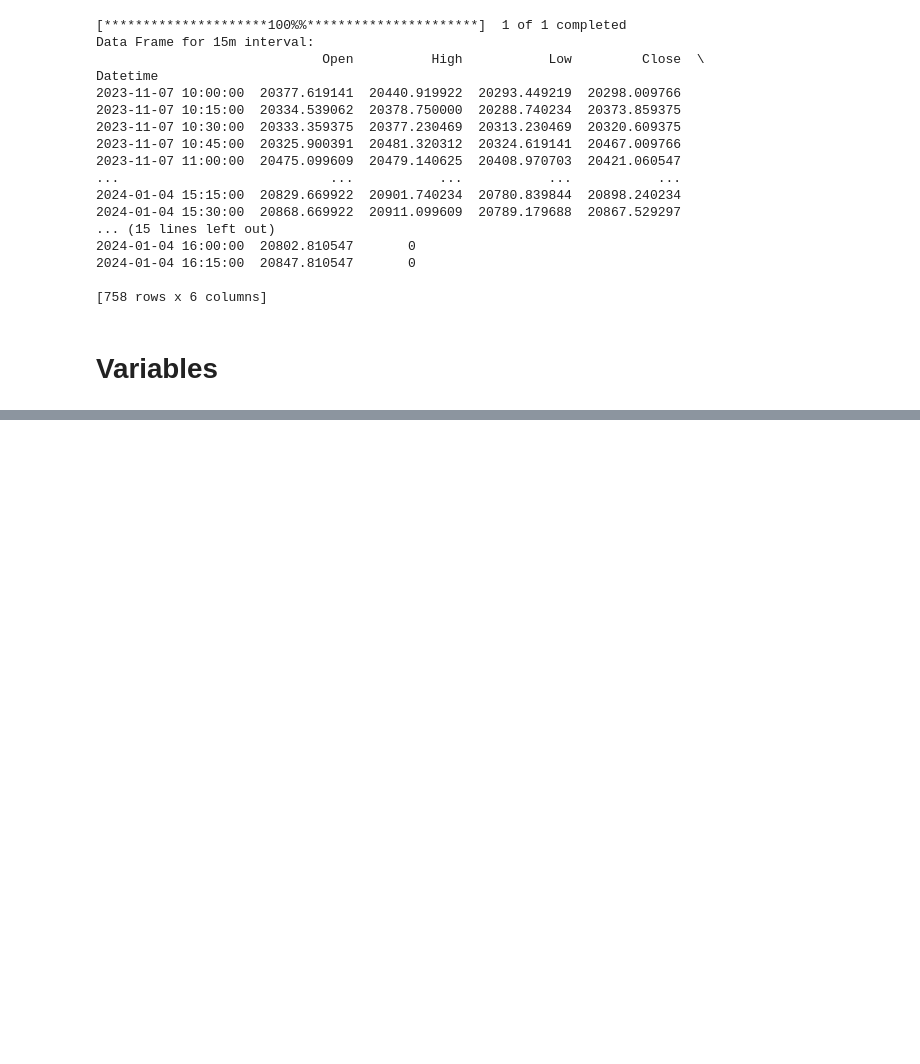
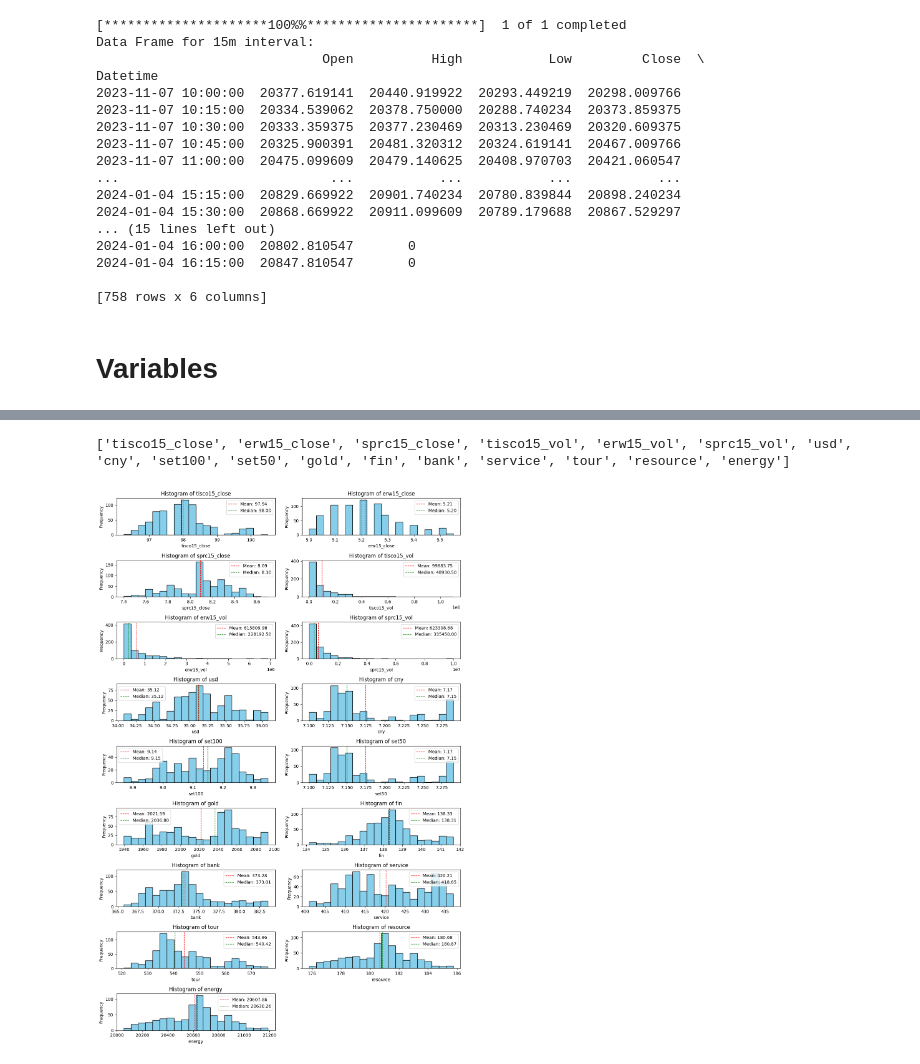
Before and after one commit to y-lims/DADS6003_Buy-Sell_Stock_Forecasting, a Jupyter notebook: medium_source.ipynb, the cells around one changed output, grey strips where cells are left out. Cells and saved outputs as stored; diff of their text form; code cells hidden in the pictures; blank space fills up the shorter version.

```diff
--- a/medium_source.ipynb
+++ b/medium_source.ipynb
@@ -829,0 +859,19 @@ Name: Close, Length: 720, dtype: float64
+# %%
+import pandas as pd
+
+# Assuming all your data frames have the same index (timestamps)
+keys = ['tisco15_close', 'erw15_close', 'sprc15_close',
+        'tisco15_vol', 'erw15_vol', 'sprc15_vol',
+        'usd', 'cny', 'set100', 'set50',
+        'gold', 'fin', 'bank', 'service', 'tour',
+        'resource', 'energy']
+
+# Assuming tisco15_close has Datetime index
+reference_index = tisco15_close.index
+
+# Concatenate and reindex based on the reference index
+merged_data = pd.concat([tisco15_close, erw15_close, sprc15_close,
+                        tisco15_vol, erw15_vol, sprc15_vol,
+                        usd, cny, set100, set50,
+                        gold, fin, bank, service, tour,
+                        resource, energy], axis=1, keys=keys).reindex(reference_index)
@@ -829,0 +903,36 @@ Name: Close, Length: 720, dtype: float64
+# %%
+column_names_list = list(merged_data.columns)
+print(column_names_list)
+# %% [output]
+['tisco15_close', 'erw15_close', 'sprc15_close', 'tisco15_vol', 'erw15_vol', 'sprc15_vol', 'usd', 'cny', 'set100', 'set50', 'gold', 'fin', 'bank', 'service', 'tour', 'resource', 'energy']
+# %%
+import matplotlib.pyplot as plt
+
+columns = ['tisco15_close', 'erw15_close', 'sprc15_close', 'tisco15_vol', 'erw15_vol', 'sprc15_vol', 'usd', 'cny', 'set100', 'set50', 'gold', 'fin', 'bank', 'service', 'tour', 'resource', 'energy']
+
+fig, axs = plt.subplots(9, 2, figsize=(12, 18))
+
+# Flatten the 2D array of axes to simplify indexing
+axs = axs.flatten()
+
+for i, column in enumerate(columns):
+    axs[i].hist(merged_data[column], bins=20, color='skyblue', edgecolor='black')
+    axs[i].set_xlabel(column)
+    axs[i].set_ylabel('Frequency')
+    axs[i].set_title(f'Histogram of {column}')
+
+    mean_val = merged_data[column].mean()
+    median_val = merged_data[column].median()
+
+    axs[i].axvline(mean_val, color='red', linestyle='dashed', linewidth=1, label=f'Mean: {mean_val:.2f}')
+    axs[i].axvline(median_val, color='green', linestyle='dashed', linewidth=1, label=f'Median: {median_val:.2f}')
+    axs[i].legend()
+
+# Hide any unused subplots
+for i in range(len(columns), len(axs)):
+    axs[i].axis('off')
+
+plt.tight_layout()
+plt.show()
+# %% [output]
+[figure, added]
```
Also changed, not shown: parts of 24 cells of this notebook.
